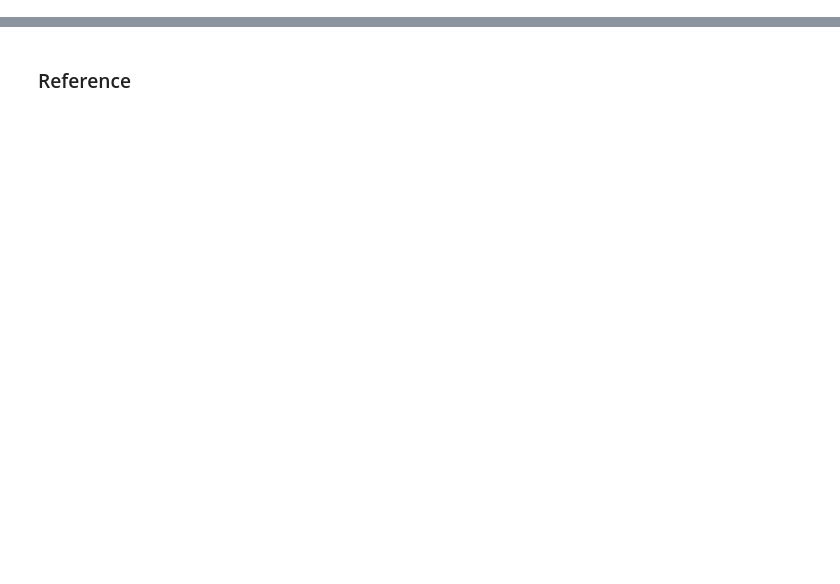
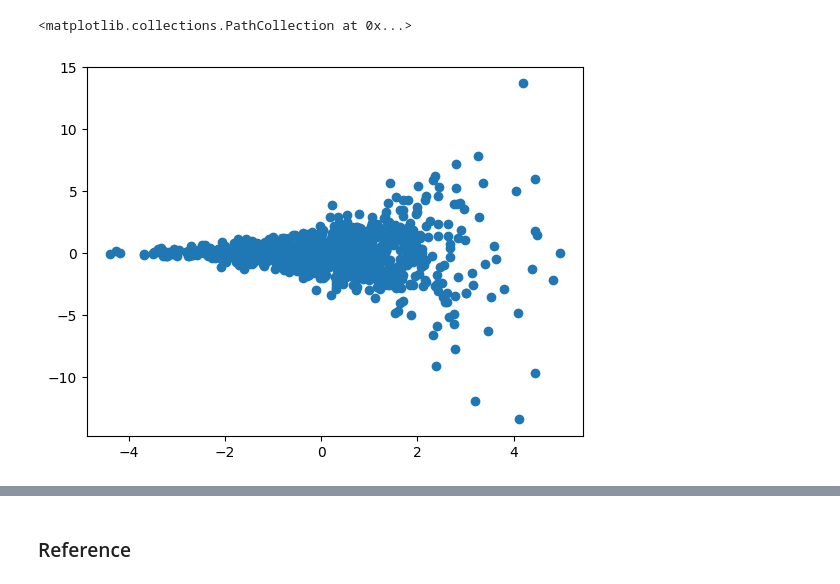
Before and after one commit to cepessh/adaptive_mcmc, a Jupyter notebook: notebooks/last_year_code_test.ipynb, the cells around one changed output, grey strips where cells are left out. Drawn from its saved outputs; the diff is of its cells as text; code cells hidden in the pictures; blank space fills up the shorter version.

```diff
--- a/notebooks/last_year_code_test.ipynb
+++ b/notebooks/last_year_code_test.ipynb
@@ -113,0 +237,16 @@ algs = {
+# %%
+dist = FunnelDistribution(8, scale=1.5)
+
+# dist, _ = get_deterministic_gaussian(2, rho=0.8)
+# dist, _ = get_deterministic_gaussian_se(32)
+
+# dist, _ = get_random_GM(gaussian_count, dimension, cube=3.)
+# dist, _ = get_deterministic_GM(dimension=8, cube=2., rho=0.8)
+
+
+samples = dist.sample(1000).detach().numpy()
+# %%
+plt.scatter(samples[:, 0], samples[:, 1])
+# %% [output]
+<matplotlib.collections.PathCollection at 0x...>
+[figure, added]
```
Also changed, not shown: parts of 43 cells of this notebook.
